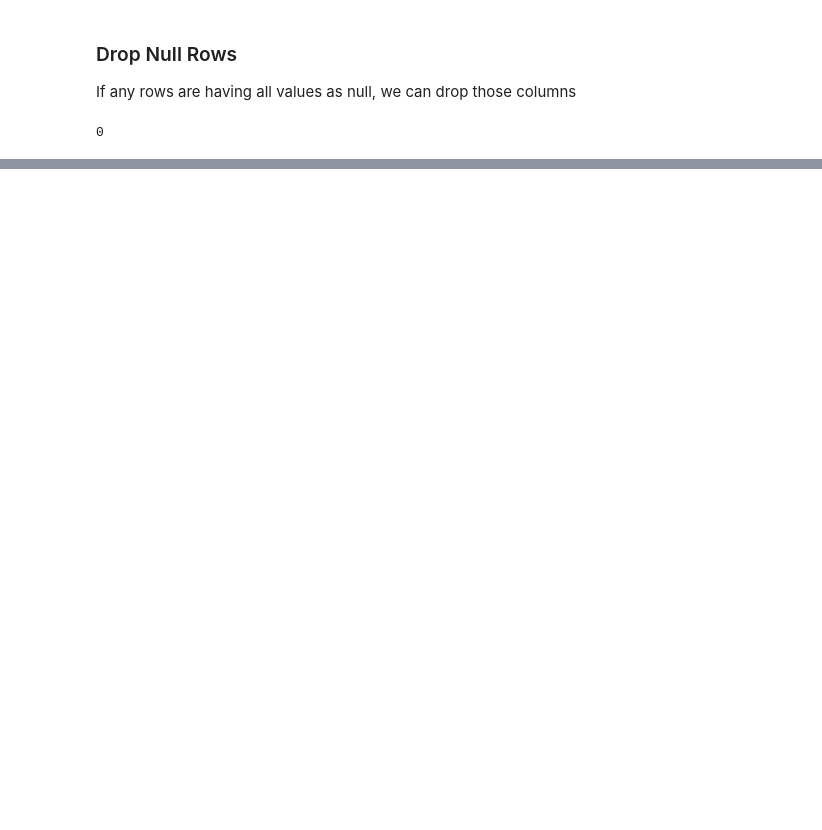
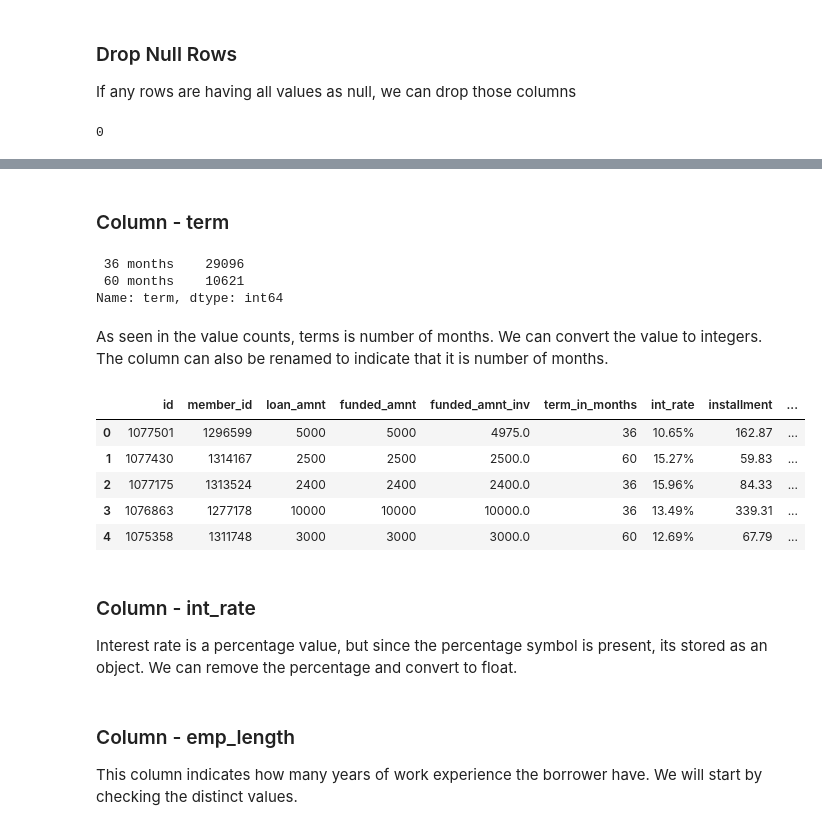
Before and after one commit to ankitkumar1/lending-club-case-study, a Jupyter notebook: LendingClubCaseStudy.ipynb, the cells around one changed output, grey strips where cells are left out. Cells and saved outputs as stored; diff of their text form; code cells hidden in the pictures; blank space fills up the shorter version.

```diff
--- a/LendingClubCaseStudy.ipynb
+++ b/LendingClubCaseStudy.ipynb
@@ -326,0 +300,25 @@ loan
+# %% [markdown]
+### Column - term
+# %%
+loan_data['term'].value_counts()
+# %% [output]
+ 36 months    29096
+ 60 months    10621
+Name: term, dtype: int64
+# %% [markdown]
+As seen in the value counts, terms is number of months. We can convert the value to integers. The column can also be renamed to indicate that it is number of months.
+# %%
+loan_data['term'] = loan_data['term'].apply(lambda x: int(str(x).replace(' months', '')))
+loan_data = loan_data.rename(columns={'term': 'term_in_months'})
+loan_data.head()
+# %% [output]
+|  | id | member_id | loan_amnt | funded_amnt | funded_amnt_inv | term_in_months | int_rate | installment | ... |
+| 0 | 1077501 | 1296599 | 5000 | 5000 | 4975.0 | 36 | 10.65% | 162.87 | ... |
+| 1 | 1077430 | 1314167 | 2500 | 2500 | 2500.0 | 60 | 15.27% | 59.83 | ... |
+| 2 | 1077175 | 1313524 | 2400 | 2400 | 2400.0 | 36 | 15.96% | 84.33 | ... |
+| 3 | 1076863 | 1277178 | 10000 | 10000 | 10000.0 | 36 | 13.49% | 339.31 | ... |
+| 4 | 1075358 | 1311748 | 3000 | 3000 | 3000.0 | 60 | 12.69% | 67.79 | ... |
+# %% [markdown]
+### Column - int_rate
+
+Interest rate is a percentage value, but since the percentage symbol is present, its stored as an object. We can remove the percentage and convert to float.
@@ -326,0 +327,4 @@ loan
+# %% [markdown]
+### Column - emp_length
+
+This column indicates how many years of work experience the borrower have. We will start by checking the distinct values.
```
Also changed, not shown: parts of 64 cells of this notebook.
